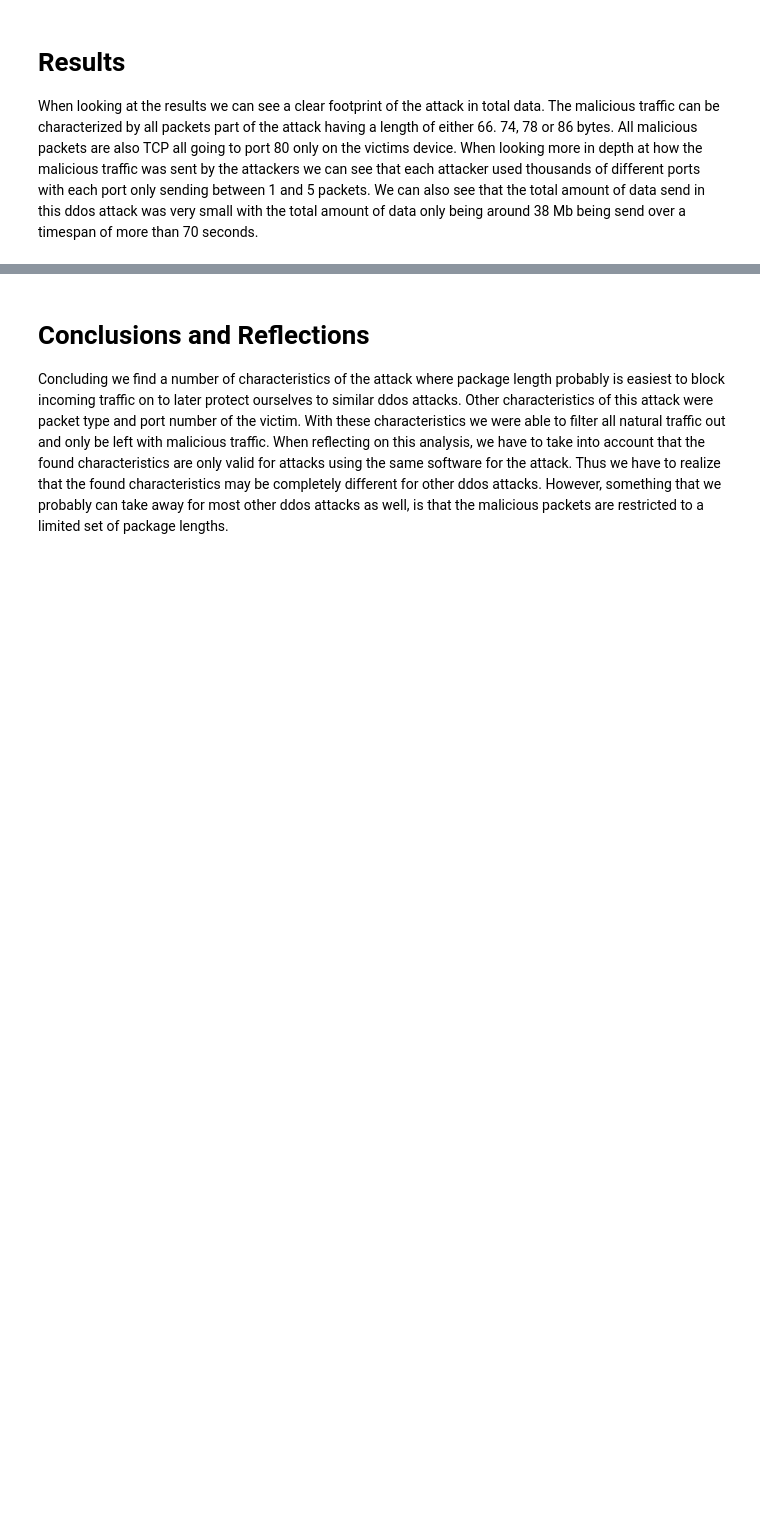
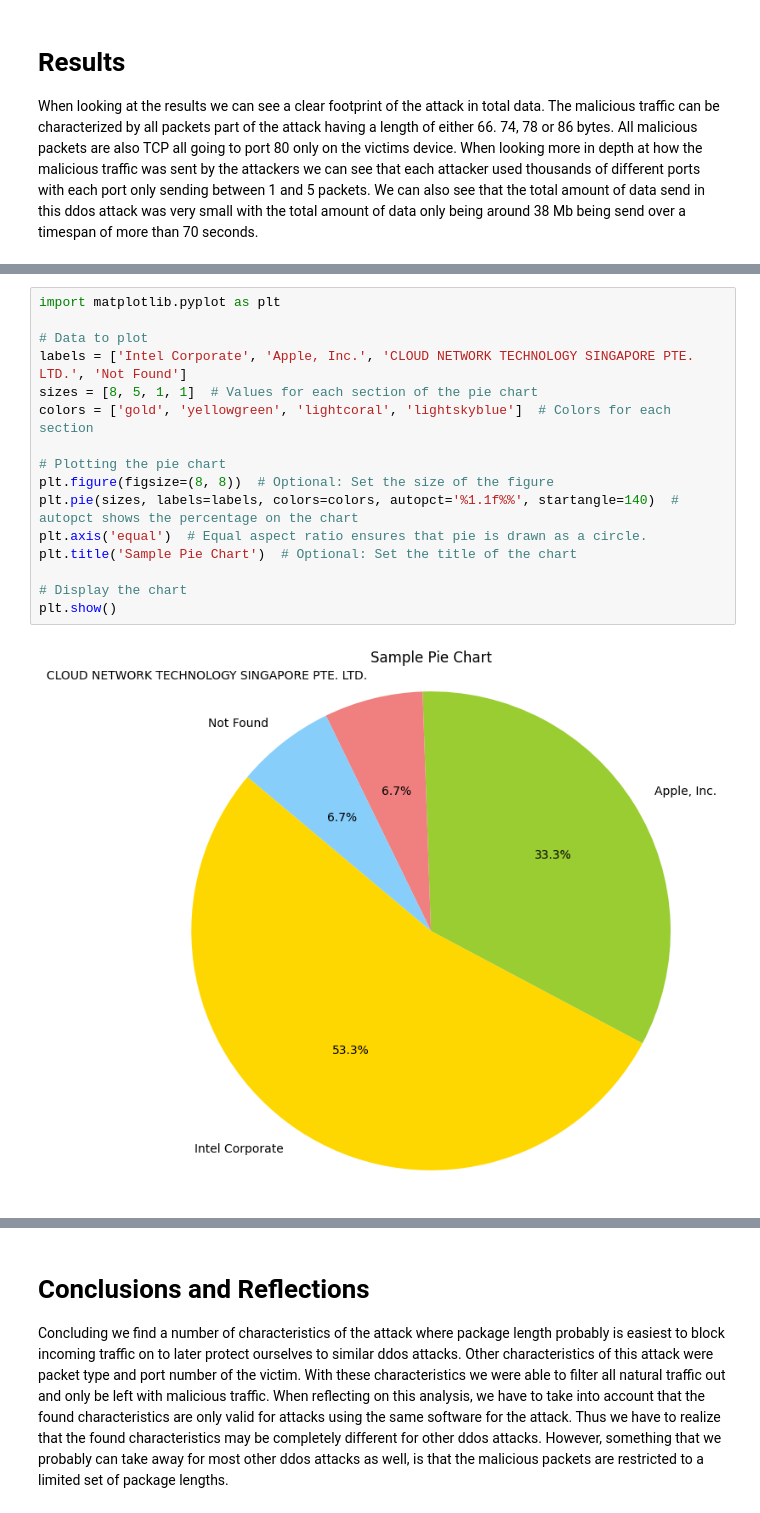
Before and after one commit to Fiv3286/DF2-ddos, a Jupyter notebook: DF2.ipynb, the cells around one changed output, grey strips where cells are left out. Saved outputs shown, nothing was run; the diff lists cells and outputs as text; blank space fills up the shorter version.

```diff
--- a/DF2.ipynb
+++ b/DF2.ipynb
@@ -41,0 +35,18 @@ Whereas the second largest attacker send a total of 31.434 packets in a timespan
+# %%
+import matplotlib.pyplot as plt
+
+# Data to plot
+labels = ['Intel Corporate', 'Apple, Inc.', 'CLOUD NETWORK TECHNOLOGY SINGAPORE PTE. LTD.', 'Not Found']
+sizes = [8, 5, 1, 1]  # Values for each section of the pie chart
+colors = ['gold', 'yellowgreen', 'lightcoral', 'lightskyblue']  # Colors for each section
+
+# Plotting the pie chart
+plt.figure(figsize=(8, 8))  # Optional: Set the size of the figure
+plt.pie(sizes, labels=labels, colors=colors, autopct='%1.1f%%', startangle=140)  # autopct shows the percentage on the chart
+plt.axis('equal')  # Equal aspect ratio ensures that pie is drawn as a circle.
+plt.title('Sample Pie Chart')  # Optional: Set the title of the chart
+
+# Display the chart
+plt.show()
+# %% [output]
+[figure, added]
```
Also changed, not shown: parts of 3 cells of this notebook.
